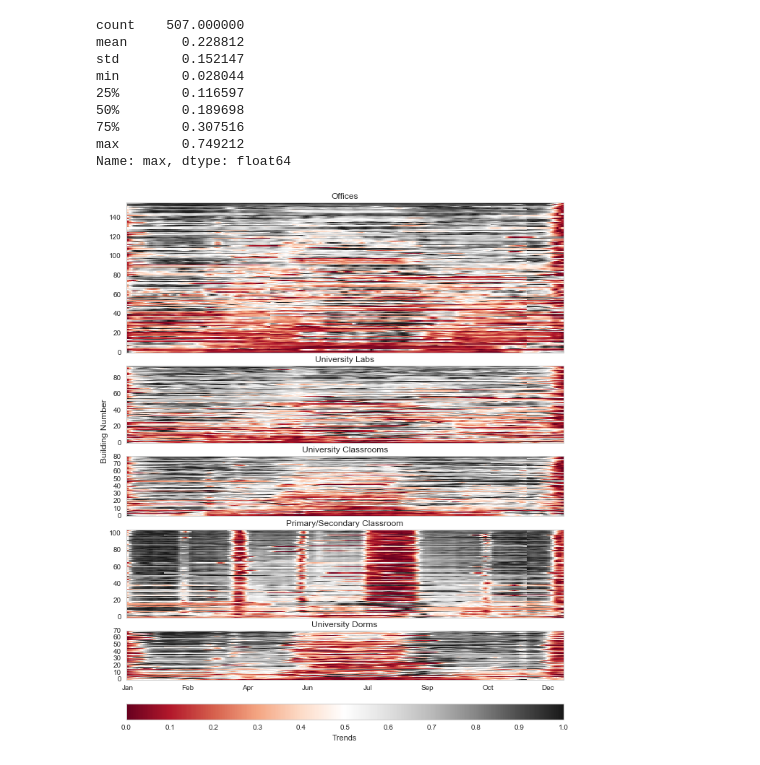
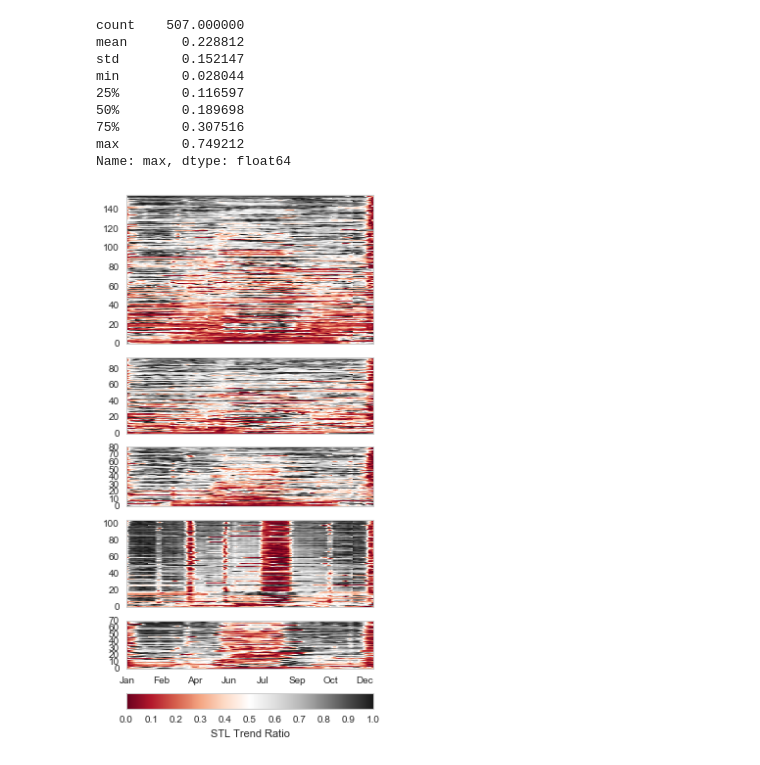
Before and after one commit to buds-lab/the-building-data-genome-project, a Jupyter notebook: notebooks/08_STL Model Creation.ipynb, the cells around one changed output. Saved outputs shown, nothing was run; the diff lists cells and outputs as text; code cells hidden in the pictures.

```diff
--- a/notebooks/08_STL Model Creation.ipynb
+++ b/notebooks/08_STL Model Creation.ipynb
@@ -284,3 +284,7 @@ dtypes: float64(507)
 memory usage: 6.6 MB
 # %% [markdown]
 # Overview heatmap
+# %%
+temp_trend = pd.read_csv(os.path.join(repos_path,"data/interim/temp_stl_trend.csv"), index_col='timestamp', parse_dates=True)
+temp_remainder = pd.read_csv(os.path.join(repos_path,"data/interim/temp_stl_remainder.csv"), index_col='timestamp', parse_dates=True)
+temp_seasonal = pd.read_csv(os.path.join(repos_path,"data/processed/features_stl_weeklypattern.csv"), index_col='timestamp', parse_dates=True)
@@ -375,7 +401,7 @@ def plotmap(df, color, cbarlabel, xaxislabel, yaxislabel, graphiclabel, filelabe
     import seaborn as sns
 
     # Set up the size/style
-    sns.set(rc={"figure.figsize": (12,15)})
+    sns.set(rc={"figure.figsize": (5,11)})
     sns.set_style("whitegrid")
 
     numberofplots = 1
@@ -421,7 +447,7 @@ def plotmap_subplots(df, meta, color, cbarlabel, xaxislabel, yaxislabel, graphic
     import seaborn as sns
 
     # Set up the size/style
-    sns.set(rc={"figure.figsize": (12,15)})
+    sns.set(rc={"figure.figsize": (5,11)})
     sns.set_style("whitegrid")
     cmap = matplotlib.cm.get_cmap(color)
 
@@ -440,7 +466,7 @@ def plotmap_subplots(df, meta, color, cbarlabel, xaxislabel, yaxislabel, graphic
     qmesh = ax1.pcolormesh(x, y, datam, cmap=cmap, vmin=z_min, vmax=z_max)
     ax1.axis('tight')
     #ax1.xaxis_date()
-    ax1.set_title("Offices")
+    #ax1.set_title("Offices")
     ax1.xaxis.set_visible(False)
 
     # Plot UnivLab
@@ -453,7 +479,7 @@ def plotmap_subplots(df, meta, color, cbarlabel, xaxislabel, yaxislabel, graphic
     qmesh = ax2.pcolormesh(x, y, datam, cmap=cmap, vmin=z_min, vmax=z_max)
     ax2.axis('tight')
     #ax2.xaxis_date()
-    ax2.set_title("University Labs")
+    #ax2.set_title("University Labs")
     ax2.xaxis.set_visible(False)
 
     # Plot UnivClass
@@ -466,7 +492,7 @@ def plotmap_subplots(df, meta, color, cbarlabel, xaxislabel, yaxislabel, graphic
     qmesh = ax3.pcolormesh(x, y, datam, cmap=cmap, vmin=z_min, vmax=z_max)
     ax3.axis('tight')
     #ax3.xaxis_date()
-    ax3.set_title("University Classrooms")
+    #ax3.set_title("University Classrooms")
     ax3.xaxis.set_visible(False)
 
     # Plot PrimClass
@@ -479,7 +505,7 @@ def plotmap_subplots(df, meta, color, cbarlabel, xaxislabel, yaxislabel, graphic
     qmesh = ax4.pcolormesh(x, y, datam, cmap=cmap, vmin=z_min, vmax=z_max)
     ax4.axis('tight')
     #ax4.xaxis_date()
-    ax4.set_title("Primary/Secondary Classroom")
+    #ax4.set_title("Primary/Secondary Classroom")
     ax4.xaxis.set_visible(False)
 
 
@@ -493,7 +519,7 @@ def plotmap_subplots(df, meta, color, cbarlabel, xaxislabel, yaxislabel, graphic
     qmesh = ax5.pcolormesh(x, y, datam, cmap=cmap, vmin=z_min, vmax=z_max)
     ax5.axis('tight')
     #ax5.xaxis_date()
-    ax5.set_title("University Dorms")
+    #ax5.set_title("University Dorms")
 
     cbaxes = fig.add_axes([0.18, 0.23, 0.7, 0.02])
     cbar = fig.colorbar(qmesh, orientation='horizontal', cax=cbaxes) #ax=ax,
@@ -530,10 +556,10 @@ Name: max, dtype: float64
 # %%
 #temp_breakouts_sorted
 # %%
-plotmap_subplots(temp_trend_generalized_sorted, meta, 'RdGy', "Trends",
-                 " ", "Building Number", " ", " ", 0, 1)
-plt.savefig(os.path.join(repos_path,"reports/figures/featureoverviews/stl_trend_heatmap.png"));
+plotmap_subplots(temp_trend_generalized_sorted, meta, 'RdGy', "STL Trend Ratio",
+                 " ", "", " ", " ", 0, 1)
+plt.savefig(os.path.join(repos_path,"reports/figures/featureoverviews/stl_trend_heatmap.pdf"));
 # %% [output]
-[figure, old version]
+[figure, new version]
 # %%
 plotmap_subplots(temp_remainder_generalized_sorted, meta, 'BrBG', "Remainder",
```
Also changed, not shown: parts of 2 cells of this notebook, 35 other files.
